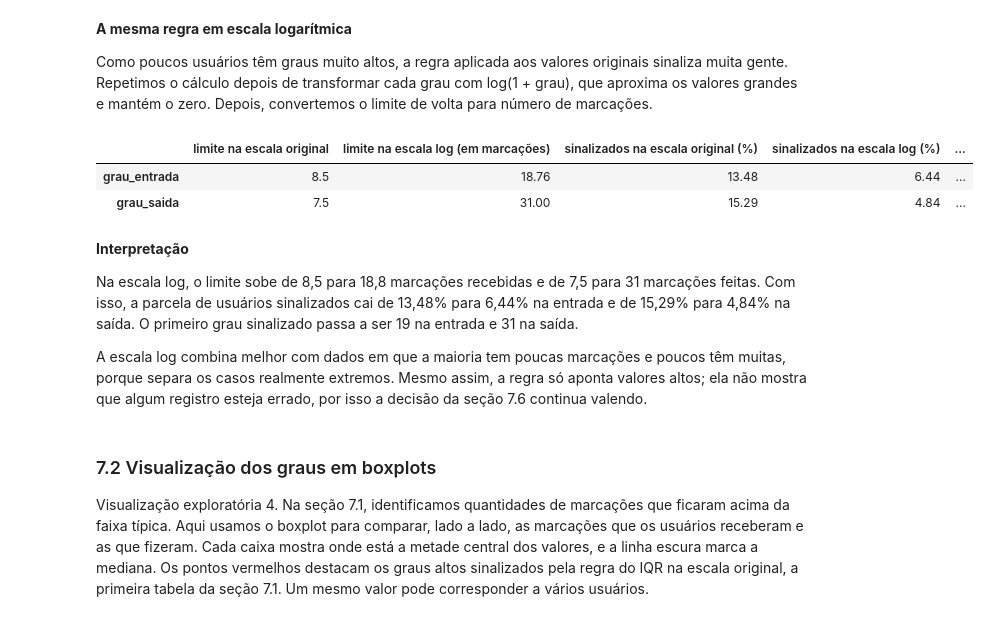
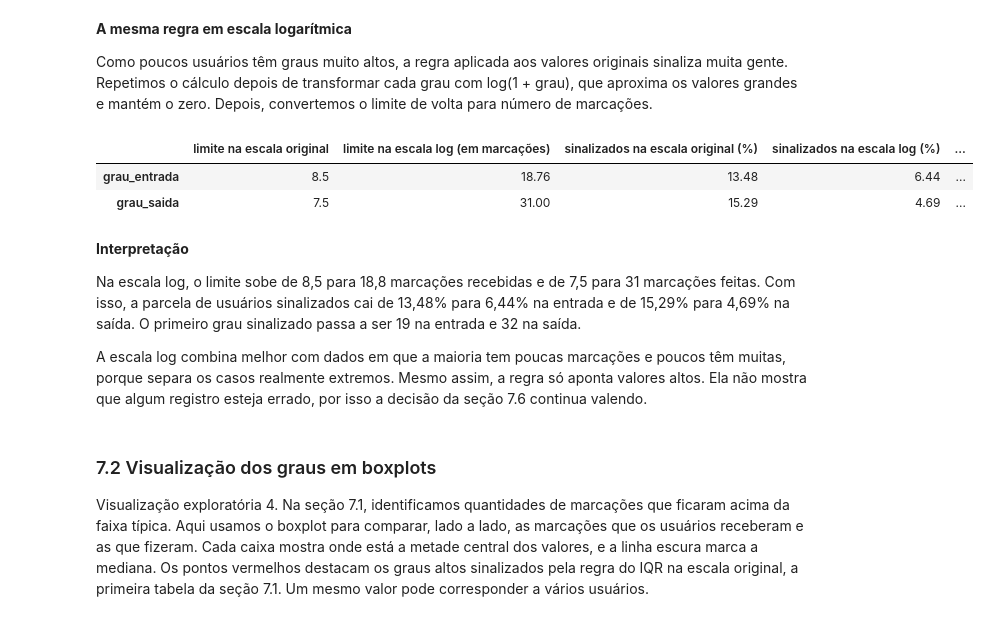
Before and after one commit to arthurlins7/Projeto-Grafos, a Jupyter notebook: notebooks/01_exploracao_dados.ipynb, the cells around one changed output. Cells and saved outputs as stored; diff of their text form; code cells hidden in the pictures.

Commit message:
notebooks: rede ponderada, IDs ausentes (4.2), limite log (7.1), tipos de outlier (7.6), recortes e revisão de forma

```diff
--- a/notebooks/01_exploracao_dados.ipynb
+++ b/notebooks/01_exploracao_dados.ipynb
@@ -647,32 +651,34 @@ Como poucos usuários têm graus muito altos, a regra aplicada aos valores origi
 # %%
 import numpy as np
 
 graus_log = np.log1p(graus[colunas_outliers])
 q1_log = graus_log.quantile(0.25)
 q3_log = graus_log.quantile(0.75)
 limite_superior_log = q3_log + 1.5 * (q3_log - q1_log)
-sinalizacoes_log = graus_log.gt(limite_superior_log)
+# [IA] Claude – correção do arredondamento: o limite volta para número de marcações e é arredondado antes da comparação
+limite_log_em_marcacoes = np.expm1(limite_superior_log).round(9)
+sinalizacoes_log = graus[colunas_outliers].gt(limite_log_em_marcacoes)
 
 pd.DataFrame({
     "limite na escala original": limite_superior,
-    "limite na escala log (em marcações)": np.expm1(limite_superior_log),
+    "limite na escala log (em marcações)": limite_log_em_marcacoes,
     "sinalizados na escala original (%)": sinalizacoes.mean() * 100,
     "sinalizados na escala log (%)": sinalizacoes_log.mean() * 100,
     "primeiro grau sinalizado na escala log": pd.Series(
         [graus.loc[sinalizacoes_log[coluna], coluna].min() for coluna in colunas_outliers],
         index=colunas_outliers,
     ),
 }).round(2)
 # %% [output]
 |  | limite na escala original | limite na escala log (em marcações) | sinalizados na escala original (%) | sinalizados na escala log (%) | ... |
 | grau_entrada | 8.5 | 18.76 | 13.48 | 6.44 | ... |
-| grau_saida | 7.5 | 31.00 | 15.29 | 4.84 | ... |
+| grau_saida | 7.5 | 31.00 | 15.29 | 4.69 | ... |
 # %% [markdown]
 **Interpretação**
 
-Na escala log, o limite sobe de 8,5 para 18,8 marcações recebidas e de 7,5 para 31 marcações feitas. Com isso, a parcela de usuários sinalizados cai de 13,48% para 6,44% na entrada e de 15,29% para 4,84% na saída. O primeiro grau sinalizado passa a ser 19 na entrada e 31 na saída.
+Na escala log, o limite sobe de 8,5 para 18,8 marcações recebidas e de 7,5 para 31 marcações feitas. Com isso, a parcela de usuários sinalizados cai de 13,48% para 6,44% na entrada e de 15,29% para 4,69% na saída. O primeiro grau sinalizado passa a ser 19 na entrada e 32 na saída.
 
-A escala log combina melhor com dados em que a maioria tem poucas marcações e poucos têm muitas, porque separa os casos realmente extremos. Mesmo assim, a regra só aponta valores altos; ela não mostra que algum registro esteja errado, por isso a decisão da seção 7.6 continua valendo.
+A escala log combina melhor com dados em que a maioria tem poucas marcações e poucos têm muitas, porque separa os casos realmente extremos. Mesmo assim, a regra só aponta valores altos. Ela não mostra que algum registro esteja errado, por isso a decisão da seção 7.6 continua valendo.
 # %% [markdown]
 ### 7.2 Visualização dos graus em boxplots
 
```
Also changed, not shown: parts of 28 cells of this notebook, 1 other file.
